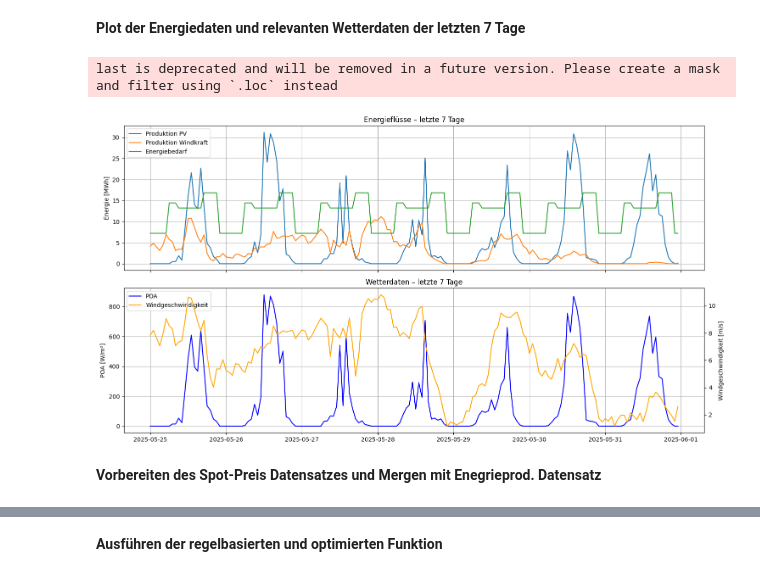
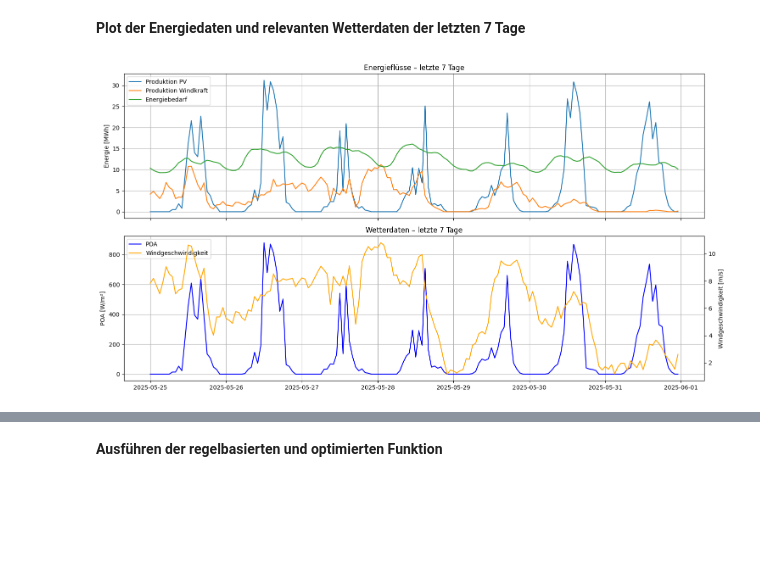
Before and after one commit to jgoeltsch/Forschungsseminar, a Jupyter notebook: ML_based_EMS.ipynb, the cells around one changed output, grey strips where cells are left out. Saved outputs shown, nothing was run; the diff lists cells and outputs as text; code cells hidden in the pictures; blank space fills up the shorter version.

```diff
--- a/ML_based_EMS.ipynb
+++ b/ML_based_EMS.ipynb
@@ -52,9 +53,14 @@ price_low_quant  = 0.30   # Regelbasiert: Niedrigpreis-Schwelle
 # %%
+# Daten laden
 df_weather = get_weather()
-if df_weather is None:
+df_spot = get_spotprice()
+df_demand = get_demand(num_houses, yearly_demand)
+if df_weather is None or df_spot is None or df_demand is None:
     print("Abbruch.")
 
-df_weather.head()
+display(df_weather.head())
+display(df_spot.head())
+display(df_demand.head())
 # %% [output]
 |  | datetime | solarradiation | windspeed | temp | cloudcover | humidity | sealevelpressure |
 | 0 | 2025-05-24 23:00:00 | 0.0 | 25.2 | 14.8 | 100.0 | 91.43 | 1011.0 |
@@ -69,6 +87,7 @@ df_weather.head()
 df_energy = calculate_energy(
 df_weather,
 solar_peak_power, num_modules, area_per_module, module_efficiency, tilt_angle, latitude, longitude, azimuth, albedo,
-wind_peak_power, r, h, turbine_efficiency, cut_in, cut_out, num_turbines,
-yearly_demand, num_houses
+wind_peak_power, r, h, turbine_efficiency, cut_in, cut_out, num_turbines
 )
+
+display(df_energy.head())
@@ -74,0 +103,15 @@ yearly_demand, num_houses
+# %%
+# Merge aller drei DataFrames
+df_merged = df_energy.merge(
+    df_spot[['datetime', 'spotprice']],
+    on='datetime', how='left'
+).merge(
+    df_demand[['datetime', 'energy_demand']],
+    on='datetime', how='left'
+)
+
+display(df_merged.head())
+
+# Check auf NaN-Elemente
+print("Anzahl NaN-Werte pro Spalte:")
+print(df_merged.isna().sum())
@@ -76,7 +136,7 @@ yearly_demand, num_houses
 **Plot der Energiedaten und relevanten Wetterdaten der letzten 7 Tage**
 # %%
 # Letzte 7 Tage extrahieren
-df_plot = df_energy.copy().set_index("datetime").last("7D")
+df_plot = df_merged.copy().set_index("datetime").last("7D")
 
 # Figure mit zwei Subplots
 fig, (ax1, ax2) = plt.subplots(2, 1, figsize=(15, 8), sharex=True)
@@ -86,34 +146,31 @@ ax1.plot(df_plot.index, df_plot["solar_energy_production"], label="Produktion PV
 ax1.plot(df_plot.index, df_plot["wind_energy_production"], label="Produktion Windkraft")
 ax1.plot(df_plot.index, df_plot["energy_demand"], label="Energiebedarf")
 ax1.set_ylabel("Energie [MWh]")
 ax1.set_title("Energieflüsse – letzte 7 Tage")
 ax1.legend()
 ax1.grid(True)
 
 # Wetterdaten
 ax2a = ax2  # linke Achse
 ax2b = ax2a.twinx()  # rechte Achse
 
 line1, = ax2a.plot(df_plot.index, df_plot["poa_irradiance"], color="blue", label="POA")
 line2, = ax2b.plot(df_plot.index, df_plot["windspeed"] / 3.6, color="orange", label="Windgeschwindigkeit")
 
 ax2a.set_ylabel("POA [W/m²]")
 ax2a.tick_params(axis='y')
 ax2b.set_ylabel("Windgeschwindigkeit [m/s]")
 ax2b.tick_params(axis='y')
 ax2a.set_title("Wetterdaten – letzte 7 Tage")
 
 # Gemeinsame Legende unten
 lines = [line1, line2]
 labels = [line.get_label() for line in lines]
 ax2.grid(True)
 ax2a.legend(lines, labels, loc="upper left")
 
 plt.xlabel("Zeit")
 plt.tight_layout()
 plt.show()
 # %% [output]
-last is deprecated and will be removed in a future version. Please create a mask and filter using `.loc` instead
-[figure, old version]
+[figure, new version]
-# %% [markdown]
-**Vorbereiten des Spot-Preis Datensatzes und Mergen mit Enegrieprod. Datensatz**
```
Also changed, not shown: parts of 11 cells of this notebook, 7 other files.
